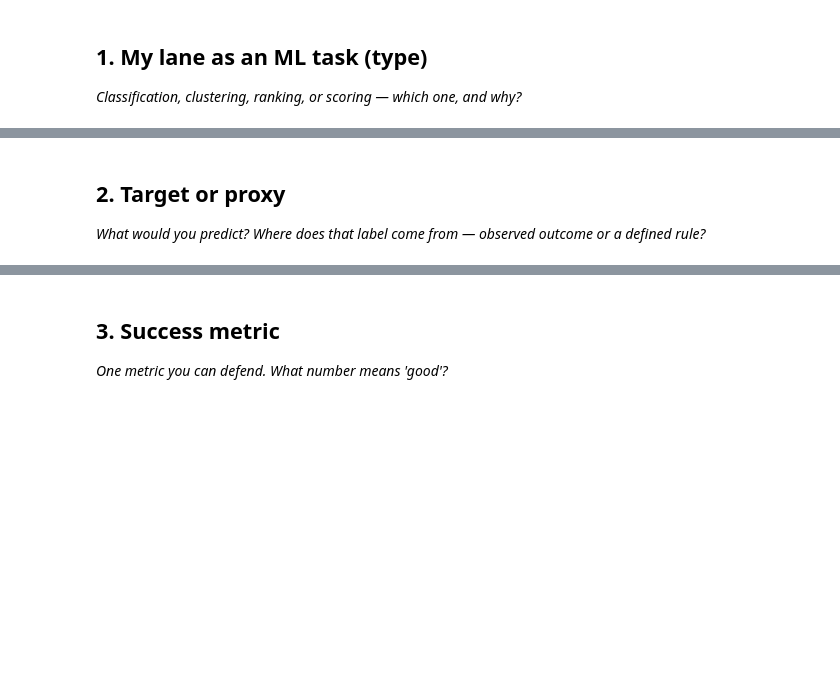
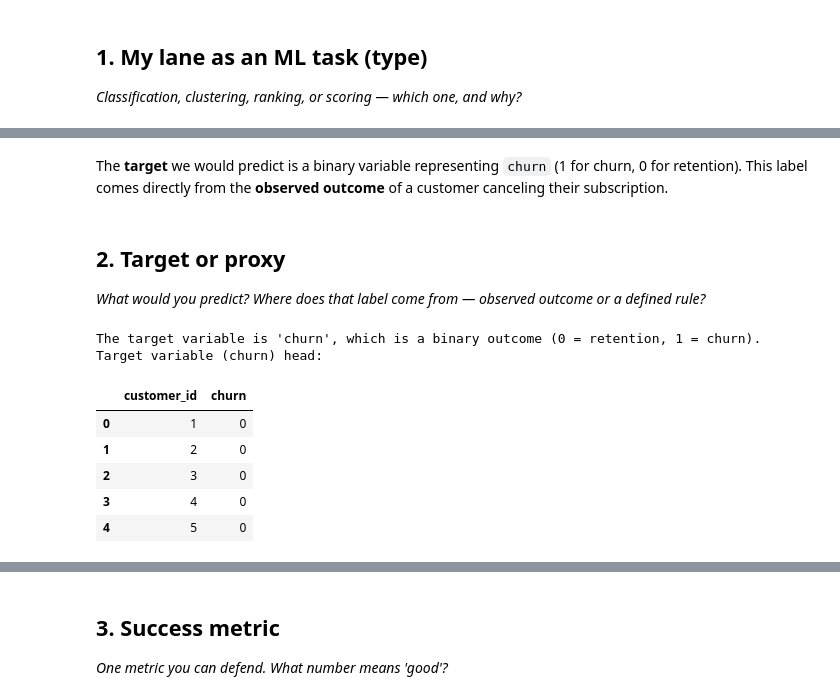
Before and after one commit to RajatBharti11/Rajat, a Jupyter notebook: work/notebooks/w02_ml_task_framing.ipynb, the cells around one changed output, grey strips where cells are left out. Drawn from its saved outputs; the diff is of its cells as text; code cells hidden in the pictures; blank space fills up the shorter version.

```diff
--- a/work/notebooks/w02_ml_task_framing.ipynb
+++ b/work/notebooks/w02_ml_task_framing.ipynb
@@ -15,0 +17,23 @@ This skeleton is yours to fill. Work the sections **in order** — each one has
+# %%
+import pandas as pd
+import numpy as np
+
+# Seed for reproducibility
+np.random.seed(42)
+
+# Generate synthetic data for customer churn prediction
+num_customers = 1000
+
+data = {
+    'customer_id': range(1, num_customers + 1),
+    'subscription_duration_days': np.random.randint(30, 730, num_customers), # 1 month to 2 years
+    'monthly_bill': np.random.uniform(10, 100, num_customers).round(2),
+    'data_usage_gb': np.random.uniform(5, 500, num_customers).round(1),
+    'support_tickets_last_30_days': np.random.randint(0, 5, num_customers),
+    'last_login_days_ago': np.random.randint(0, 90, num_customers),
+    'churn': np.random.choice([0, 1], num_customers, p=[0.85, 0.15]) # 15% churn rate
+}
+
+df = pd.DataFrame(data)
+
+print("Synthetic customer data generated and loaded into DataFrame 'df'.")
@@ -16,3 +54,5 @@ This skeleton is yours to fill. Work the sections **in order** — each one has
+# %% [markdown]
+The **target** we would predict is a binary variable representing `churn` (1 for churn, 0 for retention). This label comes directly from the **observed outcome** of a customer canceling their subscription.
 # %% [markdown]
 ## 2. Target or proxy
 
@@ -22,0 +60,13 @@ This skeleton is yours to fill. Work the sections **in order** — each one has
+# %%
+print(f"The target variable is 'churn', which is a binary outcome (0 = retention, 1 = churn).")
+print("Target variable (churn) head:")
+display(df[['customer_id', 'churn']].head())
+# %% [output]
+The target variable is 'churn', which is a binary outcome (0 = retention, 1 = churn).
+Target variable (churn) head:
+|  | customer_id | churn |
+| 0 | 1 | 0 |
+| 1 | 2 | 0 |
+| 2 | 3 | 0 |
+| 3 | 4 | 0 |
+| 4 | 5 | 0 |
```
Also changed, not shown: parts of 15 cells of this notebook.
